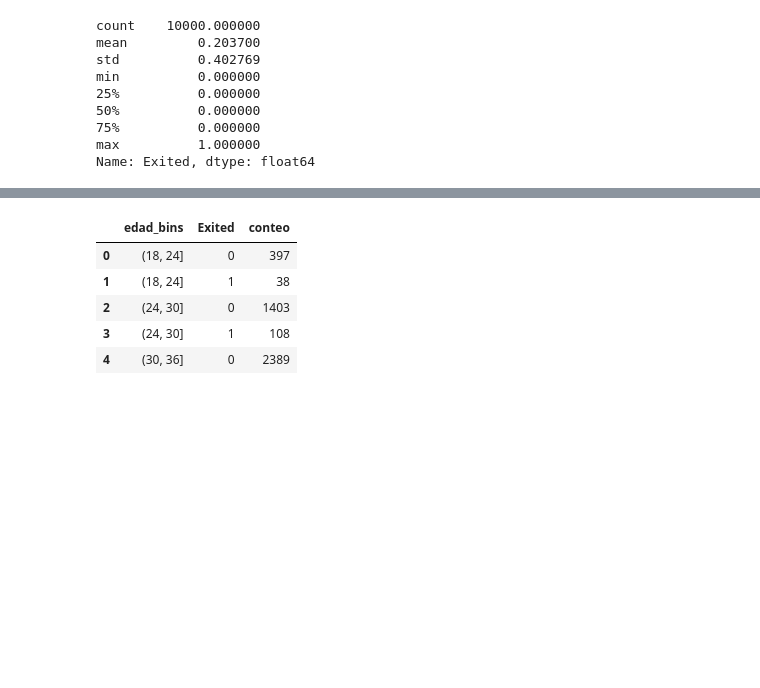
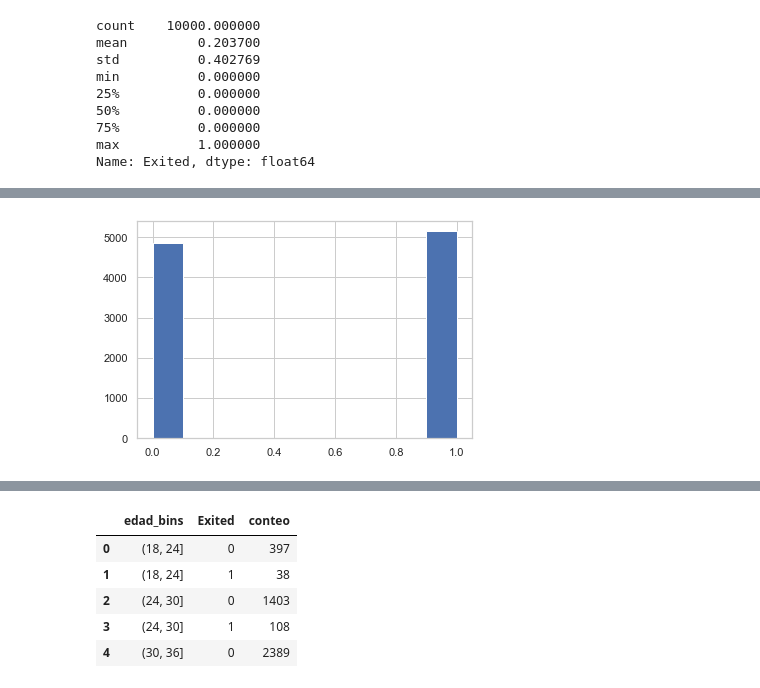
Before and after one commit to abigail-delacruz/AnalyticsMiproyecto, a Jupyter notebook: src/eda.ipynb, the cells around one changed output, grey strips where cells are left out. Cells and saved outputs as stored; diff of their text form; code cells hidden in the pictures; blank space fills up the shorter version.

```diff
--- a/src/eda.ipynb
+++ b/src/eda.ipynb
@@ -257,0 +281,5 @@ Name: Exited, dtype: float64
+# %%
+Activos=df_main['IsActiveMember'].hist()
+plt.show()
+# %% [output]
+[figure, added]
```
Also changed, not shown: parts of 21 cells of this notebook.
